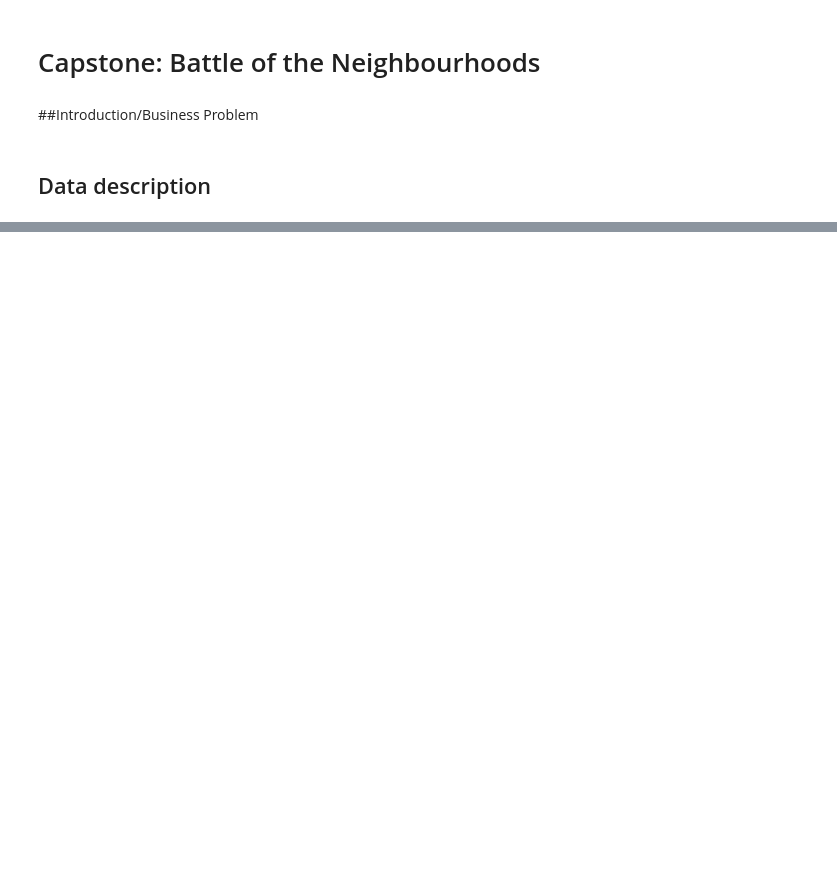
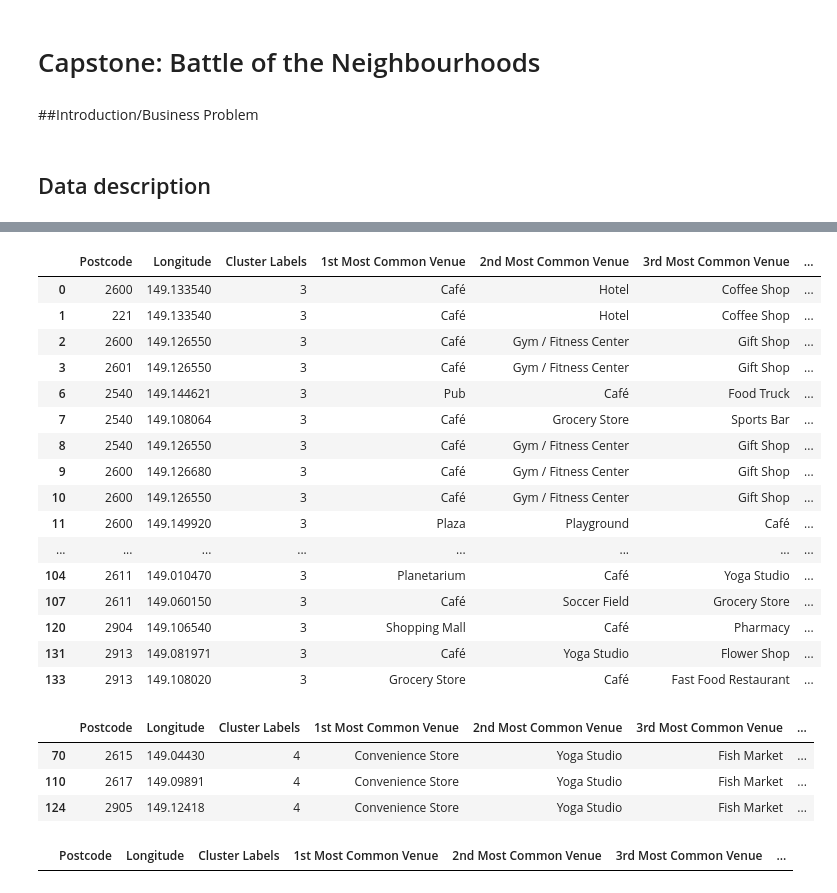
Before and after one commit to MaguireMaName/Coursera_Capstone, a Jupyter notebook: The_Battle_of_Neighborhoods.ipynb, the cells around one changed output, grey strips where cells are left out. Drawn from its saved outputs; the diff is of its cells as text; code cells hidden in the pictures; blank space fills up the shorter version.

```diff
--- a/The_Battle_of_Neighborhoods.ipynb
+++ b/The_Battle_of_Neighborhoods.ipynb
@@ -40,0 +404,34 @@ test = pd.DataFrame({'Latitude': Lng_list,
+# %%
+# cluster 3
+cbr_merged.loc[cbr_merged['Cluster Labels'] == 3, cbr_merged.columns[[1] + list(range(5, cbr_merged.shape[1]))]]
+# %% [output]
+|  | Postcode | Longitude | Cluster Labels | 1st Most Common Venue | 2nd Most Common Venue | 3rd Most Common Venue | ... |
+| 0 | 2600 | 149.133540 | 3 | Café | Hotel | Coffee Shop | ... |
+| 1 | 221 | 149.133540 | 3 | Café | Hotel | Coffee Shop | ... |
+| 2 | 2600 | 149.126550 | 3 | Café | Gym / Fitness Center | Gift Shop | ... |
+| 3 | 2601 | 149.126550 | 3 | Café | Gym / Fitness Center | Gift Shop | ... |
+| 6 | 2540 | 149.144621 | 3 | Pub | Café | Food Truck | ... |
+| 7 | 2540 | 149.108064 | 3 | Café | Grocery Store | Sports Bar | ... |
+| 8 | 2540 | 149.126550 | 3 | Café | Gym / Fitness Center | Gift Shop | ... |
+| 9 | 2600 | 149.126680 | 3 | Café | Gym / Fitness Center | Gift Shop | ... |
+| 10 | 2600 | 149.126550 | 3 | Café | Gym / Fitness Center | Gift Shop | ... |
+| 11 | 2600 | 149.149920 | 3 | Plaza | Playground | Café | ... |
+| ... | ... | ... | ... | ... | ... | ... | ... |
+| 104 | 2611 | 149.010470 | 3 | Planetarium | Café | Yoga Studio | ... |
+| 107 | 2611 | 149.060150 | 3 | Café | Soccer Field | Grocery Store | ... |
+| 120 | 2904 | 149.106540 | 3 | Shopping Mall | Café | Pharmacy | ... |
+| 131 | 2913 | 149.081971 | 3 | Café | Yoga Studio | Flower Shop | ... |
+| 133 | 2913 | 149.108020 | 3 | Grocery Store | Café | Fast Food Restaurant | ... |
+# %%
+# cluster 4
+cbr_merged.loc[cbr_merged['Cluster Labels'] == 4, cbr_merged.columns[[1] + list(range(5, cbr_merged.shape[1]))]]
+# %% [output]
+|  | Postcode | Longitude | Cluster Labels | 1st Most Common Venue | 2nd Most Common Venue | 3rd Most Common Venue | ... |
+| 70 | 2615 | 149.04430 | 4 | Convenience Store | Yoga Studio | Fish Market | ... |
+| 110 | 2617 | 149.09891 | 4 | Convenience Store | Yoga Studio | Fish Market | ... |
+| 124 | 2905 | 149.12418 | 4 | Convenience Store | Yoga Studio | Fish Market | ... |
+# %%
+# cluster 5
+cbr_merged.loc[cbr_merged['Cluster Labels'] == 5, cbr_merged.columns[[1] + list(range(5, cbr_merged.shape[1]))]]
+# %% [output]
+|  | Postcode | Longitude | Cluster Labels | 1st Most Common Venue | 2nd Most Common Venue | 3rd Most Common Venue | ... |
```
Also changed, not shown: parts of 25 cells of this notebook.
